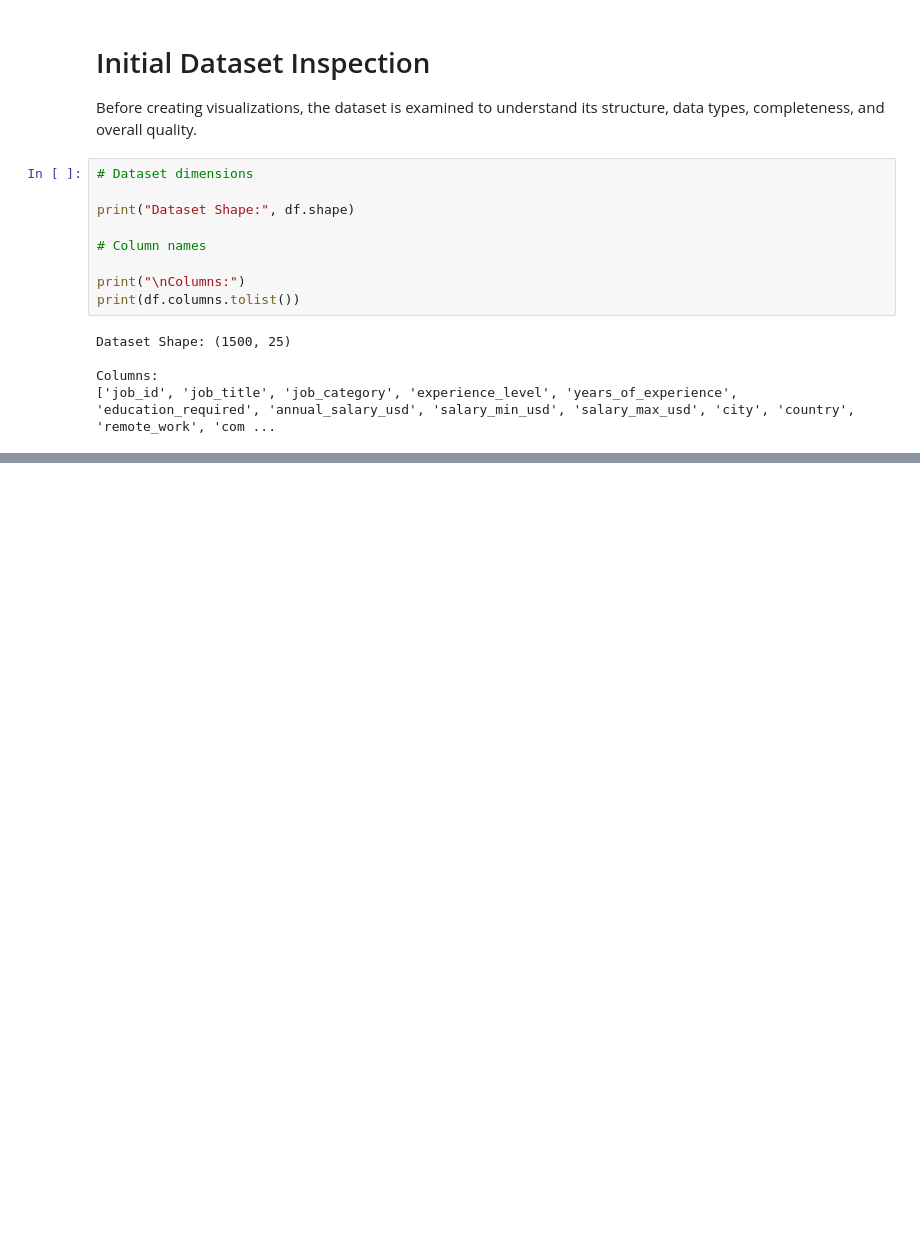
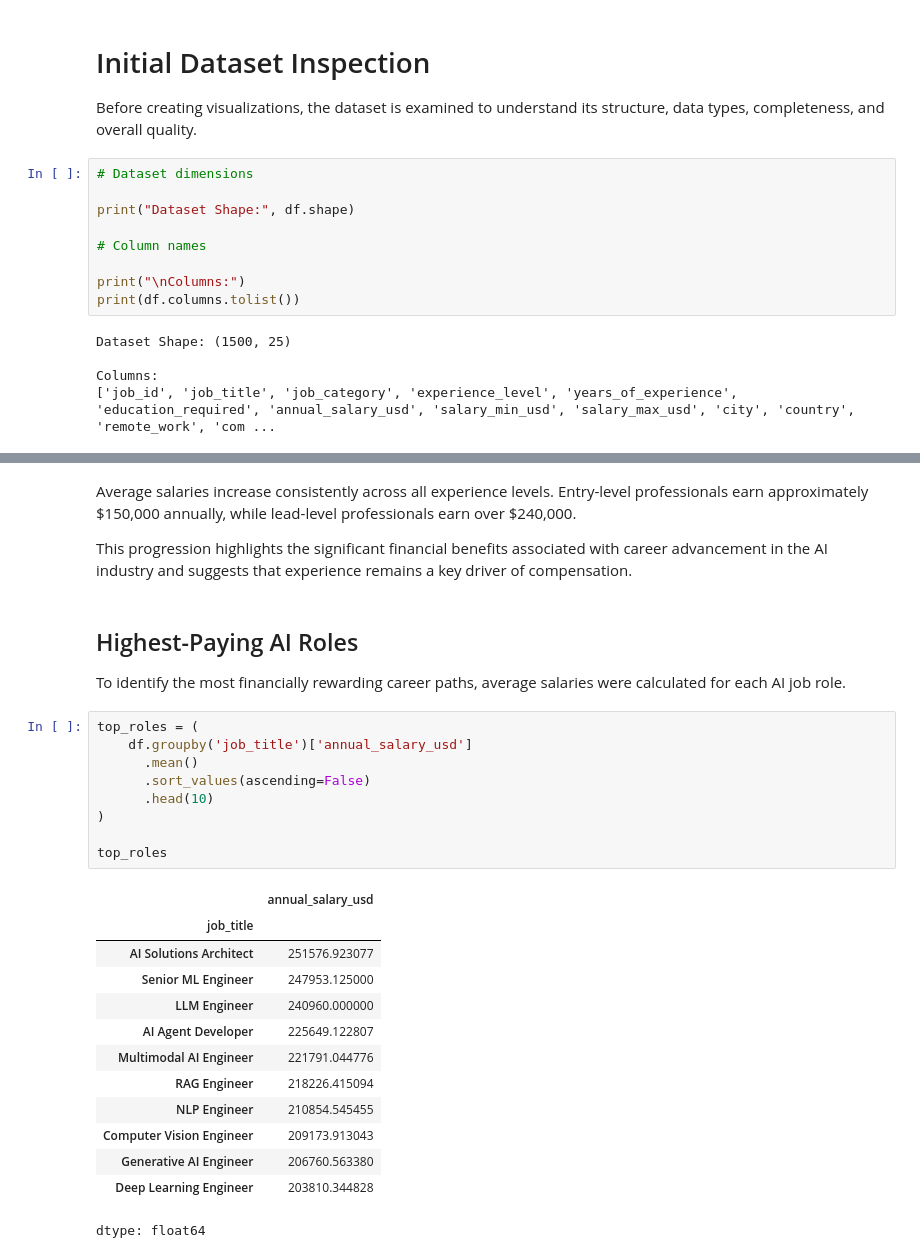
Before and after one commit to rawalnidhi/ai-job-market-analysis-2025-2026, a Jupyter notebook: notebooks/High_Demand_High_Paying_AI_Careers_2025_2026.ipynb, the cells around one changed output, grey strips where cells are left out. Drawn from its saved outputs; the diff is of its cells as text; blank space fills up the shorter version.

```diff
--- a/notebooks/High_Demand_High_Paying_AI_Careers_2025_2026.ipynb
+++ b/notebooks/High_Demand_High_Paying_AI_Careers_2025_2026.ipynb
@@ -125,0 +221,31 @@ Columns:
+# %% [markdown]
+Average salaries increase consistently across all experience levels. Entry-level professionals earn approximately \$150,000 annually, while lead-level professionals earn over $240,000.
+
+This progression highlights the significant financial benefits associated with career advancement in the AI industry and suggests that experience remains a key driver of compensation.
+# %% [markdown]
+## Highest-Paying AI Roles
+
+To identify the most financially rewarding career paths, average salaries were calculated for each AI job role.
+# %%
+top_roles = (
+    df.groupby('job_title')['annual_salary_usd']
+      .mean()
+      .sort_values(ascending=False)
+      .head(10)
+)
+
+top_roles
+# %% [output]
+|  | annual_salary_usd |
+| job_title |  |
+| AI Solutions Architect | 251576.923077 |
+| Senior ML Engineer | 247953.125000 |
+| LLM Engineer | 240960.000000 |
+| AI Agent Developer | 225649.122807 |
+| Multimodal AI Engineer | 221791.044776 |
+| RAG Engineer | 218226.415094 |
+| NLP Engineer | 210854.545455 |
+| Computer Vision Engineer | 209173.913043 |
+| Generative AI Engineer | 206760.563380 |
+| Deep Learning Engineer | 203810.344828 |
+dtype: float64
```
Also changed, not shown: parts of 17 cells of this notebook.
